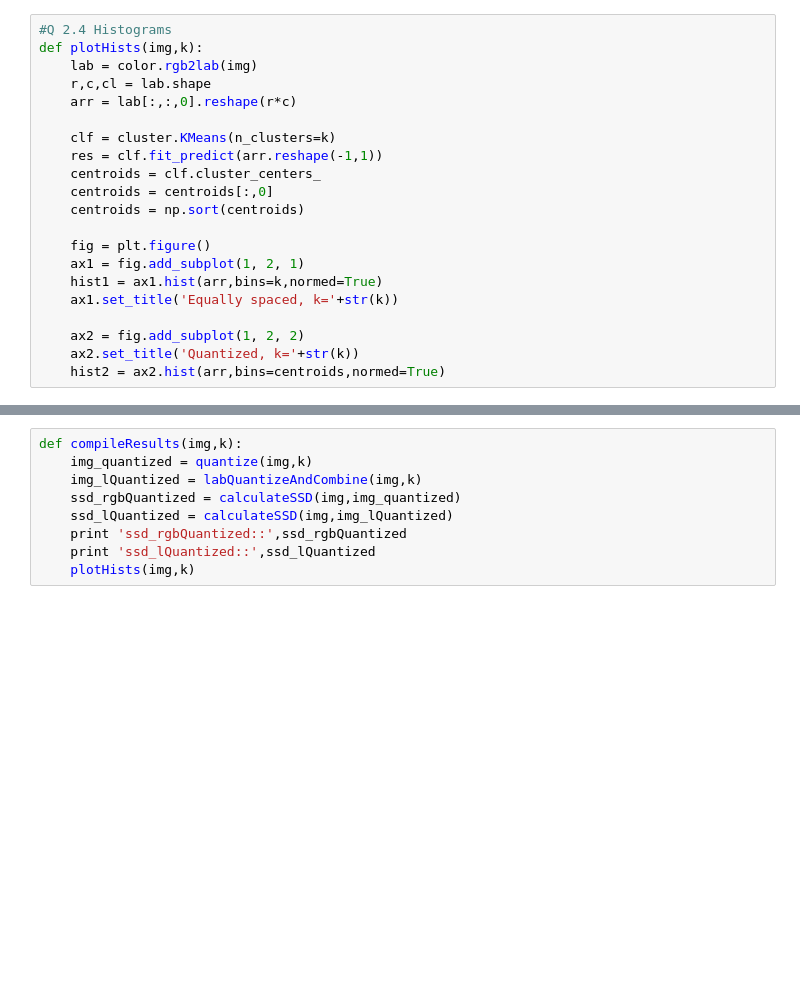
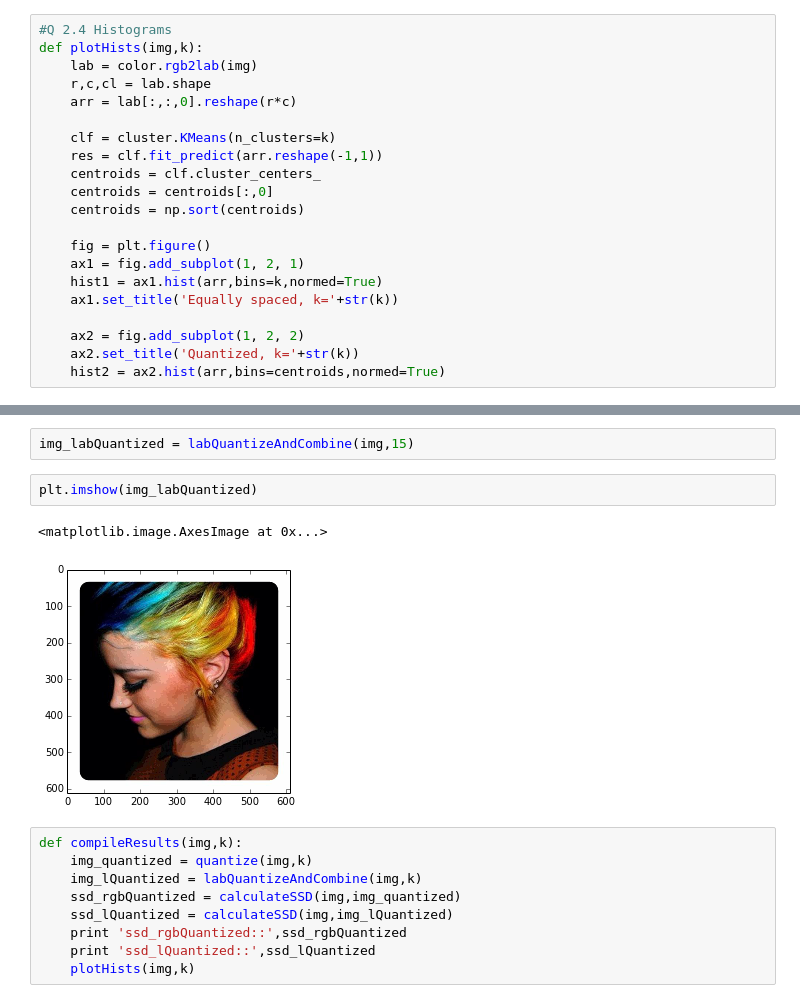
Before and after one commit to redenter/Computer-Vision, a Jupyter notebook: assignment-1/solution-part2.ipynb, the cells around one changed output, grey strips where cells are left out. Cells and saved outputs as stored; diff of their text form; blank space fills up the shorter version.

```diff
--- a/assignment-1/solution-part2.ipynb
+++ b/assignment-1/solution-part2.ipynb
@@ -83,3 +90,10 @@ def plotHists(img,k):
+# %%
+img_labQuantized = labQuantizeAndCombine(img,15)
+# %%
+plt.imshow(img_labQuantized)
+# %% [output]
+<matplotlib.image.AxesImage at 0x...>
+[figure, added]
 # %%
 def compileResults(img,k):
     img_quantized = quantize(img,k)
```
Also changed, not shown: parts of 5 cells of this notebook, 16 other files.
